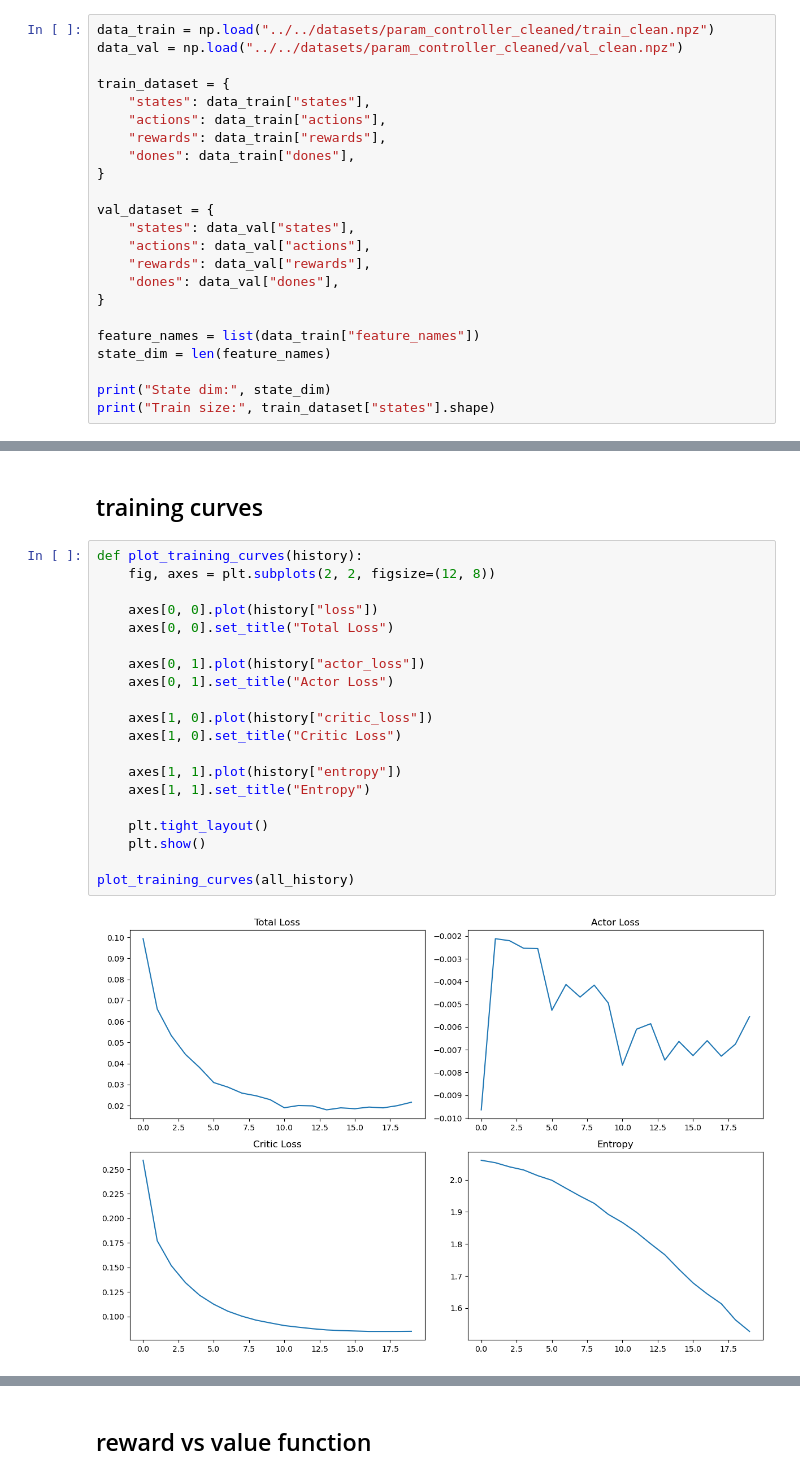
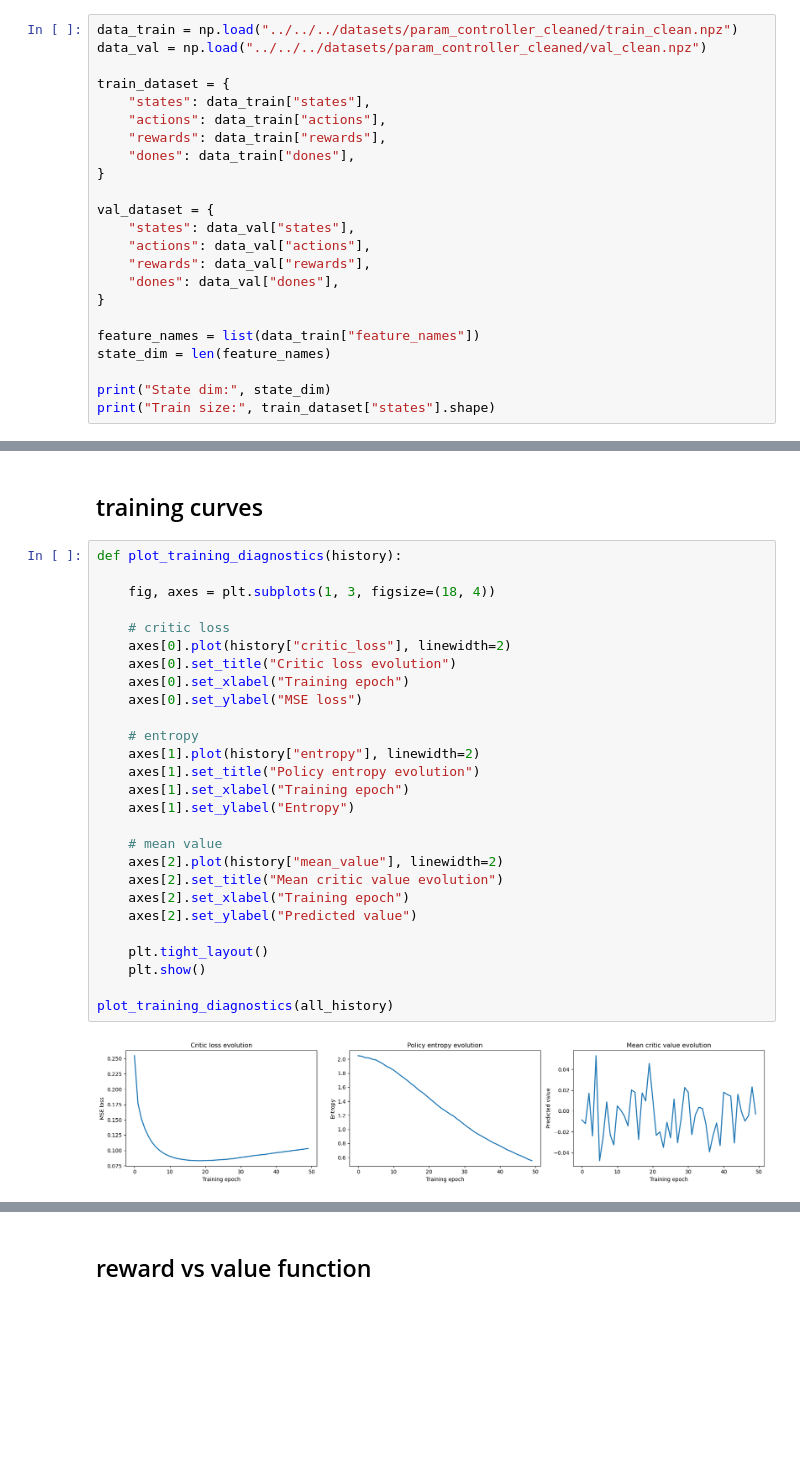
Before and after one commit to NaDdjg/GVNS-implementation, a Jupyter notebook: gvns/rl/notebooks/training/PPO_training.ipynb, the cells around one changed output, grey strips where cells are left out. Saved outputs shown, nothing was run; the diff lists cells and outputs as text; blank space fills up the shorter version.

```diff
--- a/gvns/rl/notebooks/training/PPO_training.ipynb
+++ b/gvns/rl/notebooks/training/PPO_training.ipynb
@@ -9,8 +9,8 @@ import torch
 # %% [markdown]
 # Load dataset
 # %%
-data_train = np.load("../../datasets/param_controller_cleaned/train_clean.npz")
-data_val = np.load("../../datasets/param_controller_cleaned/val_clean.npz")
+data_train = np.load("../../../datasets/param_controller_cleaned/train_clean.npz")
+data_val = np.load("../../../datasets/param_controller_cleaned/val_clean.npz")
 
 train_dataset = {
     "states": data_train["states"],
@@ -92,24 +109,31 @@ Epoch 20: {'loss': 0.02160416125793588, 'actor_loss': -0.005540646247240586, 'cr
 # %% [markdown]
 ## training curves
 # %%
-def plot_training_curves(history):
-    fig, axes = plt.subplots(2, 2, figsize=(12, 8))
+def plot_training_diagnostics(history):
 
-    axes[0, 0].plot(history["loss"])
-    axes[0, 0].set_title("Total Loss")
+    fig, axes = plt.subplots(1, 3, figsize=(18, 4))
 
-    axes[0, 1].plot(history["actor_loss"])
-    axes[0, 1].set_title("Actor Loss")
+    # critic loss
+    axes[0].plot(history["critic_loss"], linewidth=2)
+    axes[0].set_title("Critic loss evolution")
+    axes[0].set_xlabel("Training epoch")
+    axes[0].set_ylabel("MSE loss")
 
-    axes[1, 0].plot(history["critic_loss"])
-    axes[1, 0].set_title("Critic Loss")
+    # entropy
+    axes[1].plot(history["entropy"], linewidth=2)
+    axes[1].set_title("Policy entropy evolution")
+    axes[1].set_xlabel("Training epoch")
+    axes[1].set_ylabel("Entropy")
 
-    axes[1, 1].plot(history["entropy"])
-    axes[1, 1].set_title("Entropy")
+    # mean value
+    axes[2].plot(history["mean_value"], linewidth=2)
+    axes[2].set_title("Mean critic value evolution")
+    axes[2].set_xlabel("Training epoch")
+    axes[2].set_ylabel("Predicted value")
 
     plt.tight_layout()
     plt.show()
 
-plot_training_curves(all_history)
+plot_training_diagnostics(all_history)
 # %% [output]
-[figure, old version]
+[figure, new version]
```
Also changed, not shown: parts of 9 cells of this notebook, 28 other files.
